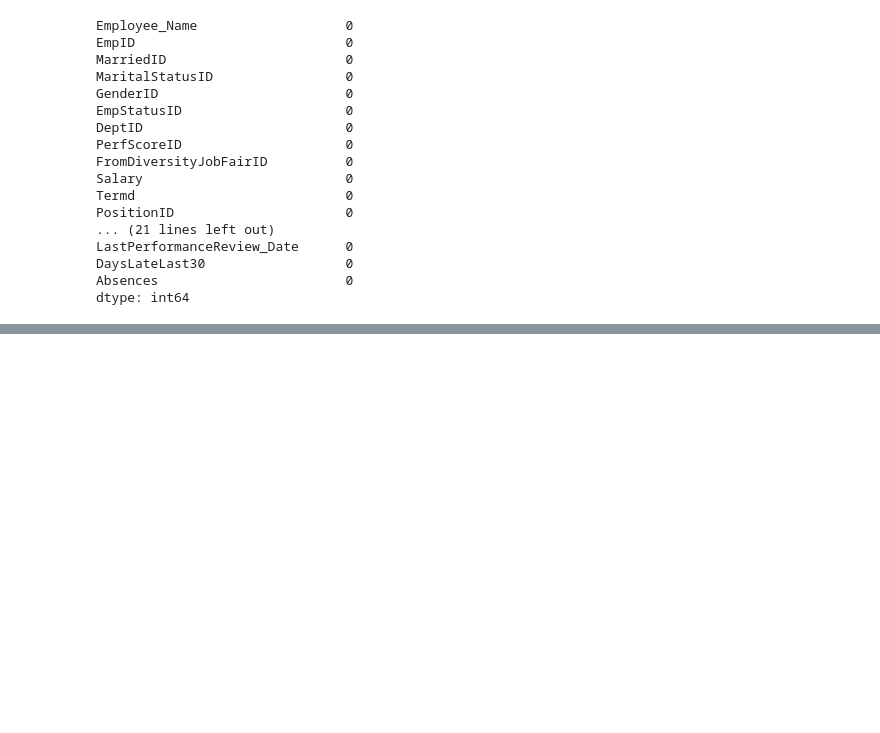
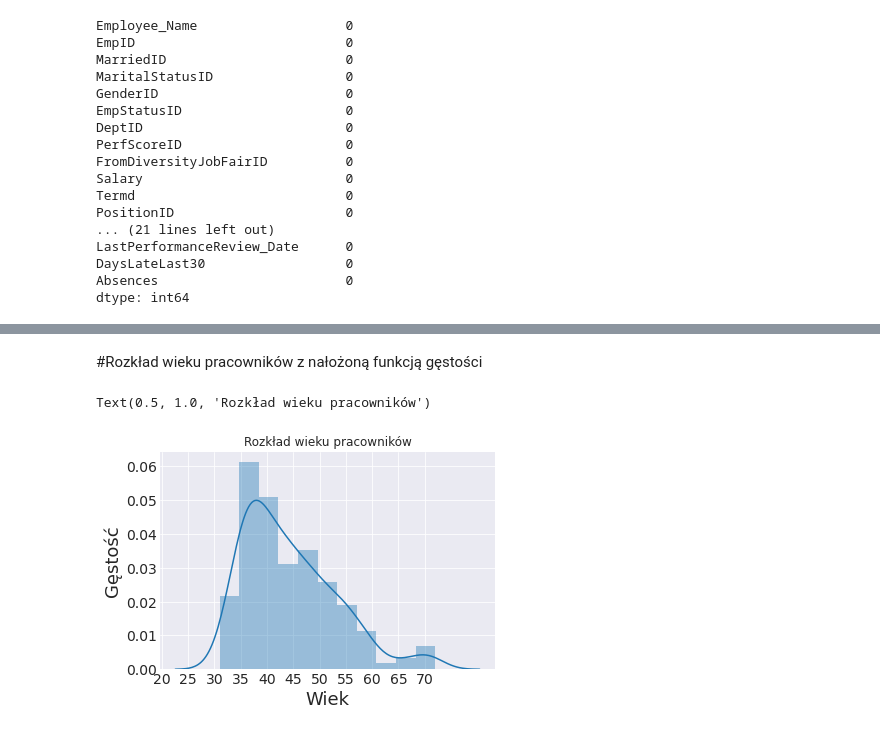
Before and after one commit to wkabatc/inwd-project, a Jupyter notebook: inwd_projekt.ipynb, the cells around one changed output, grey strips where cells are left out. Cells and saved outputs as stored; diff of their text form; code cells hidden in the pictures; blank space fills up the shorter version.

```diff
--- a/inwd_projekt.ipynb
+++ b/inwd_projekt.ipynb
@@ -358,0 +319,21 @@ plot4
+# %% [markdown]
+#Rozkład wieku pracowników z nałożoną funkcją gęstości
+# %%
+def calculate_age(person):
+    current_year = pd.to_datetime('today').year
+    birth_year = pd.to_datetime(person).year
+    if birth_year>current_year:
+        birth_year = birth_year-100
+    return current_year - birth_year
+# %%
+df['age'] = df['DOB'].map(calculate_age)
+# %%
+x = sns.distplot(a = df['age'], kde = True)
+sns.set(rc={'figure.figsize':(11.7,8.27)})
+x.set_xticks([20, 25, 30, 35, 40, 45, 50, 55, 60, 65, 70])
+x.set_xlabel('Wiek')
+x.set_ylabel('Gęstość')
+x.set_title('Rozkład wieku pracowników')
+# %% [output]
+Text(0.5, 1.0, 'Rozkład wieku pracowników')
+[figure, added]
```
Also changed, not shown: parts of 34 cells of this notebook.
